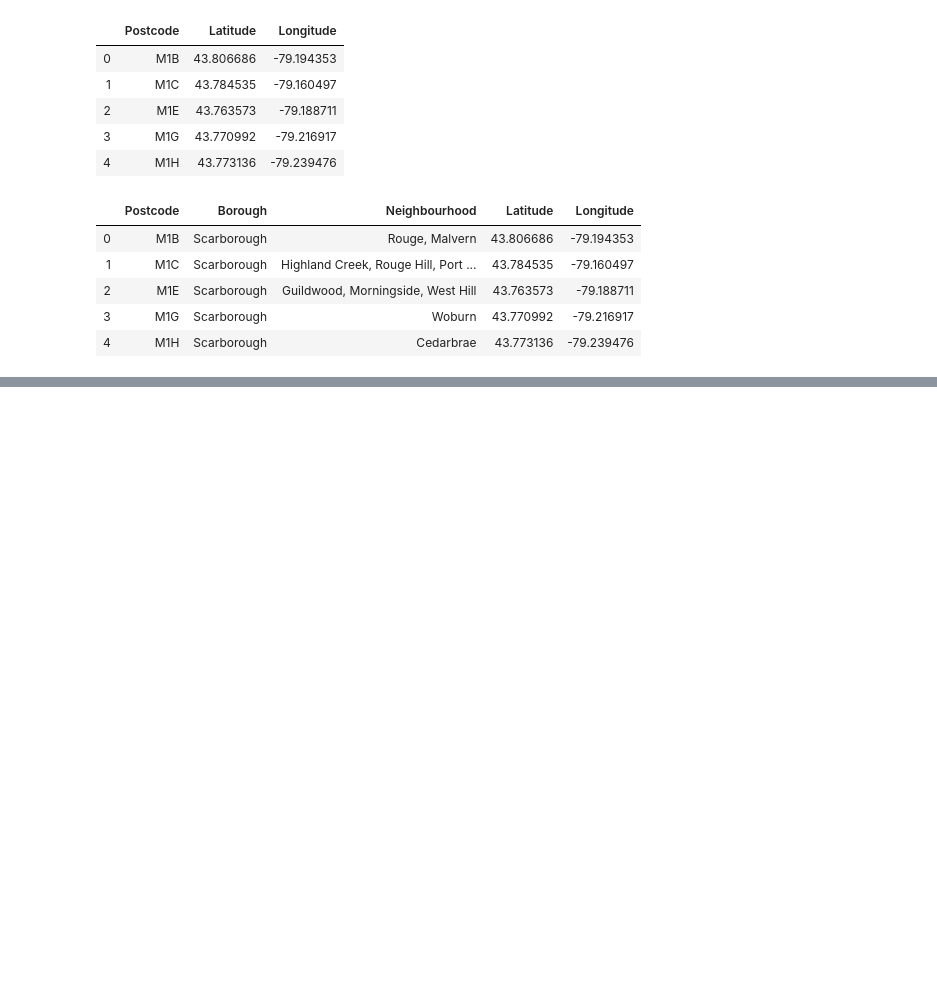
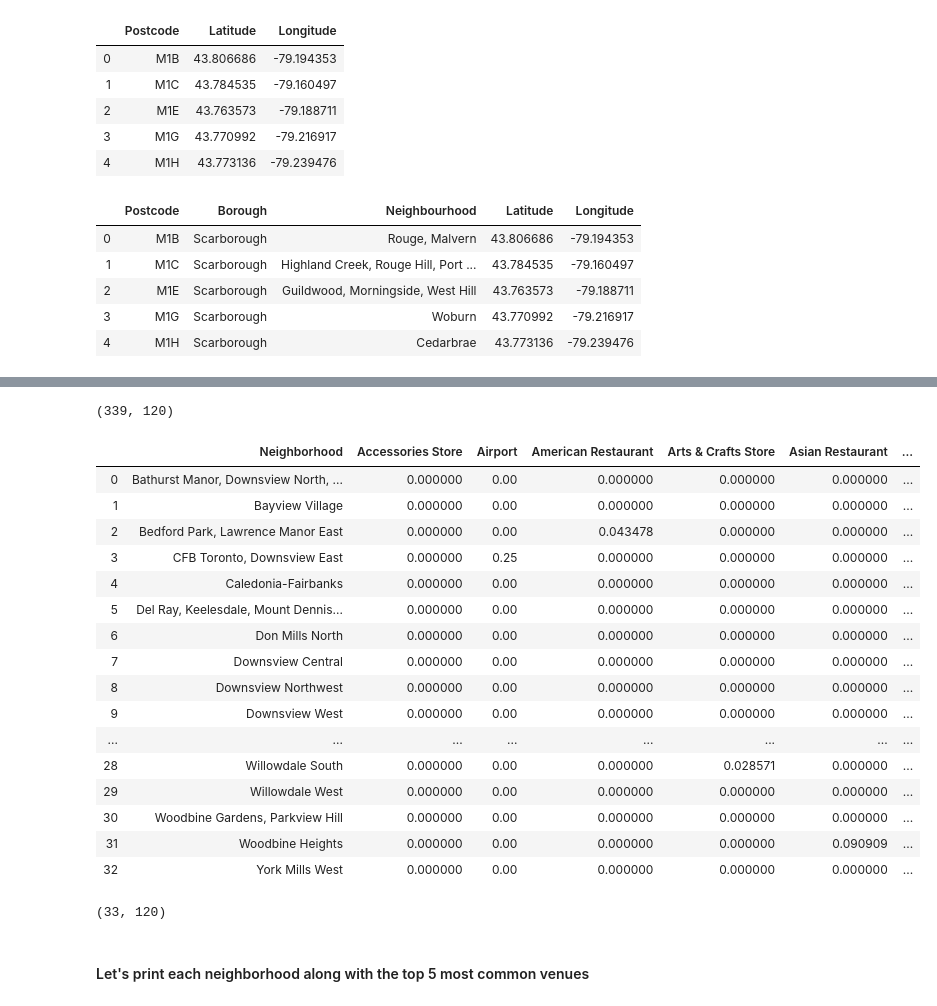
Before and after one commit to ygrynechko/Data_Science_Capstone, a Jupyter notebook: Coursera_Capstone.ipynb, the cells around one changed output, grey strips where cells are left out. Cells and saved outputs as stored; diff of their text form; code cells hidden in the pictures; blank space fills up the shorter version.

```diff
--- a/Coursera_Capstone.ipynb
+++ b/Coursera_Capstone.ipynb
@@ -88,0 +179,3 @@ toronto_final.head()
+# %%
+york_data = toronto_final[toronto_final['Borough'].str.contains("York")].reset_index(drop=True)
+york_data.head()
@@ -88,0 +211,8 @@ toronto_final.head()
+# %%
+CLIENT_ID = 'T3WGVJRJGQA35K5PLVE45KUYGHSSCLW2TI4LSUDEQ0VAYUSN' # your Foursquare ID
+CLIENT_SECRET = 'WXPV5BUO4LSXUFZDQZWDOYQFZ24VGIGWOPFQLNGZ5XL03ZBF' # your Foursquare Secret
+VERSION = '20200903' # Foursquare API version
+
+print('Your credentails:')
+print('CLIENT_ID: ' + CLIENT_ID)
+print('CLIENT_SECRET:' + CLIENT_SECRET)
@@ -88,0 +269,9 @@ toronto_final.head()
+# %%
+LIMIT = 100 # limit of number of venues returned by Foursquare API
+radius = 500 # define radius
+# type your answer here
+
+york_venues = getNearbyVenues(names=york_data['Neighbourhood'],
+                                   latitudes=york_data['Latitude'],
+                                   longitudes=york_data['Longitude']
+                                  )
@@ -88,0 +334,12 @@ toronto_final.head()
+# %%
+# one hot encoding
+york_onehot = pd.get_dummies(york_venues[['Venue Category']], prefix="", prefix_sep="")
+
+# add neighborhood column back to dataframe
+york_onehot['Neighborhood'] = york_venues['Neighborhood']
+
+# move neighborhood column to the first column
+fixed_columns = [york_onehot.columns[-1]] + list(york_onehot.columns[:-1])
+york_onehot = york_onehot[fixed_columns]
+
+york_onehot.head()
@@ -88,0 +353,31 @@ toronto_final.head()
+# %%
+york_onehot.shape
+# %% [output]
+(339, 120)
+# %%
+york_grouped = york_onehot.groupby('Neighborhood').mean().reset_index()
+york_grouped
+# %% [output]
+|  | Neighborhood | Accessories Store | Airport | American Restaurant | Arts & Crafts Store | Asian Restaurant | ... |
+| 0 | Bathurst Manor, Downsview North, ... | 0.000000 | 0.00 | 0.000000 | 0.000000 | 0.000000 | ... |
+| 1 | Bayview Village | 0.000000 | 0.00 | 0.000000 | 0.000000 | 0.000000 | ... |
+| 2 | Bedford Park, Lawrence Manor East | 0.000000 | 0.00 | 0.043478 | 0.000000 | 0.000000 | ... |
+| 3 | CFB Toronto, Downsview East | 0.000000 | 0.25 | 0.000000 | 0.000000 | 0.000000 | ... |
+| 4 | Caledonia-Fairbanks | 0.000000 | 0.00 | 0.000000 | 0.000000 | 0.000000 | ... |
+| 5 | Del Ray, Keelesdale, Mount Dennis... | 0.000000 | 0.00 | 0.000000 | 0.000000 | 0.000000 | ... |
+| 6 | Don Mills North | 0.000000 | 0.00 | 0.000000 | 0.000000 | 0.000000 | ... |
+| 7 | Downsview Central | 0.000000 | 0.00 | 0.000000 | 0.000000 | 0.000000 | ... |
+| 8 | Downsview Northwest | 0.000000 | 0.00 | 0.000000 | 0.000000 | 0.000000 | ... |
+| 9 | Downsview West | 0.000000 | 0.00 | 0.000000 | 0.000000 | 0.000000 | ... |
+| ... | ... | ... | ... | ... | ... | ... | ... |
+| 28 | Willowdale South | 0.000000 | 0.00 | 0.000000 | 0.028571 | 0.000000 | ... |
+| 29 | Willowdale West | 0.000000 | 0.00 | 0.000000 | 0.000000 | 0.000000 | ... |
+| 30 | Woodbine Gardens, Parkview Hill | 0.000000 | 0.00 | 0.000000 | 0.000000 | 0.000000 | ... |
+| 31 | Woodbine Heights | 0.000000 | 0.00 | 0.000000 | 0.000000 | 0.090909 | ... |
+| 32 | York Mills West | 0.000000 | 0.00 | 0.000000 | 0.000000 | 0.000000 | ... |
+# %%
+york_grouped.shape
+# %% [output]
+(33, 120)
+# %% [markdown]
+#### Let's print each neighborhood along with the top 5 most common venues
```
Also changed, not shown: parts of 37 cells of this notebook.
